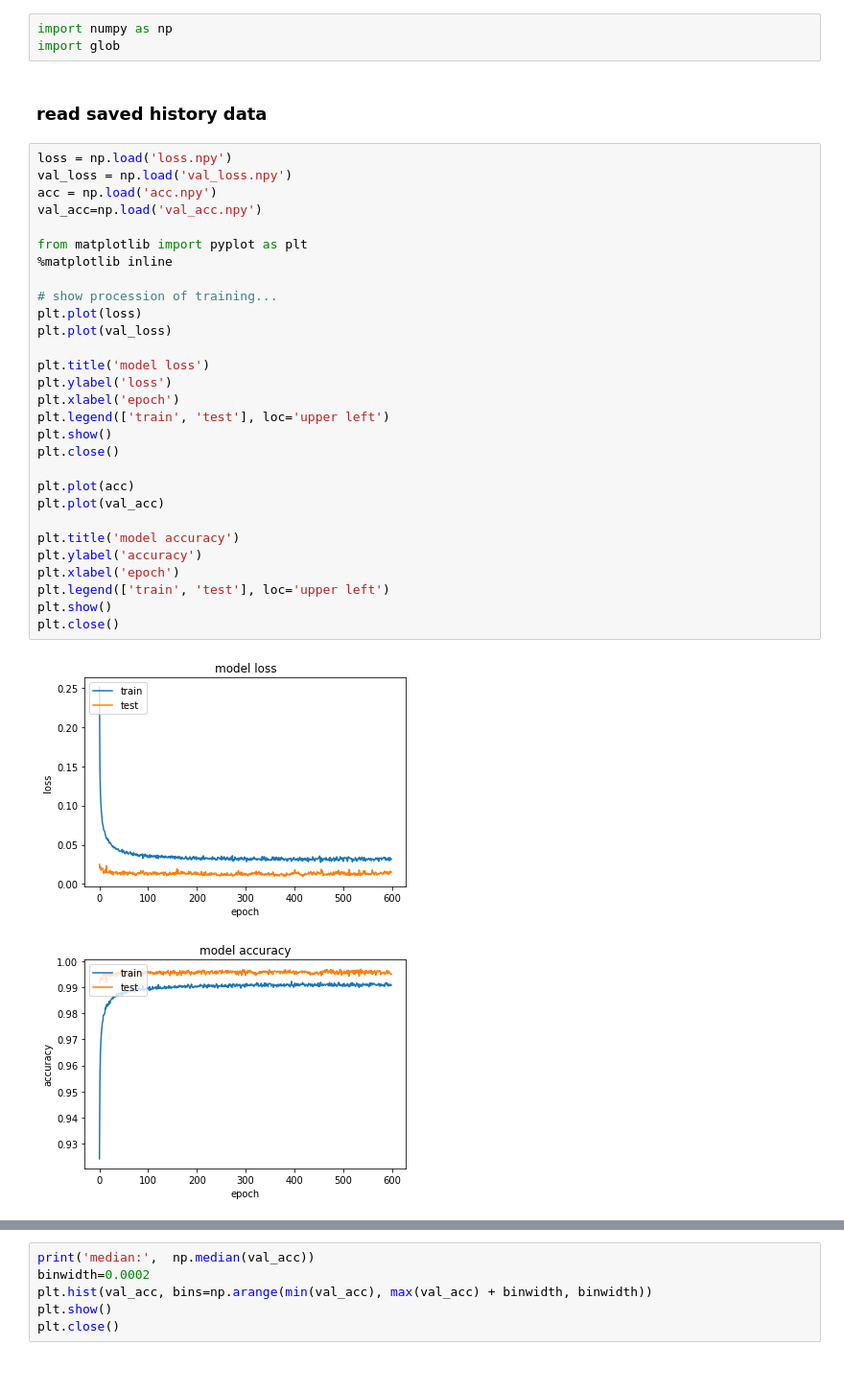
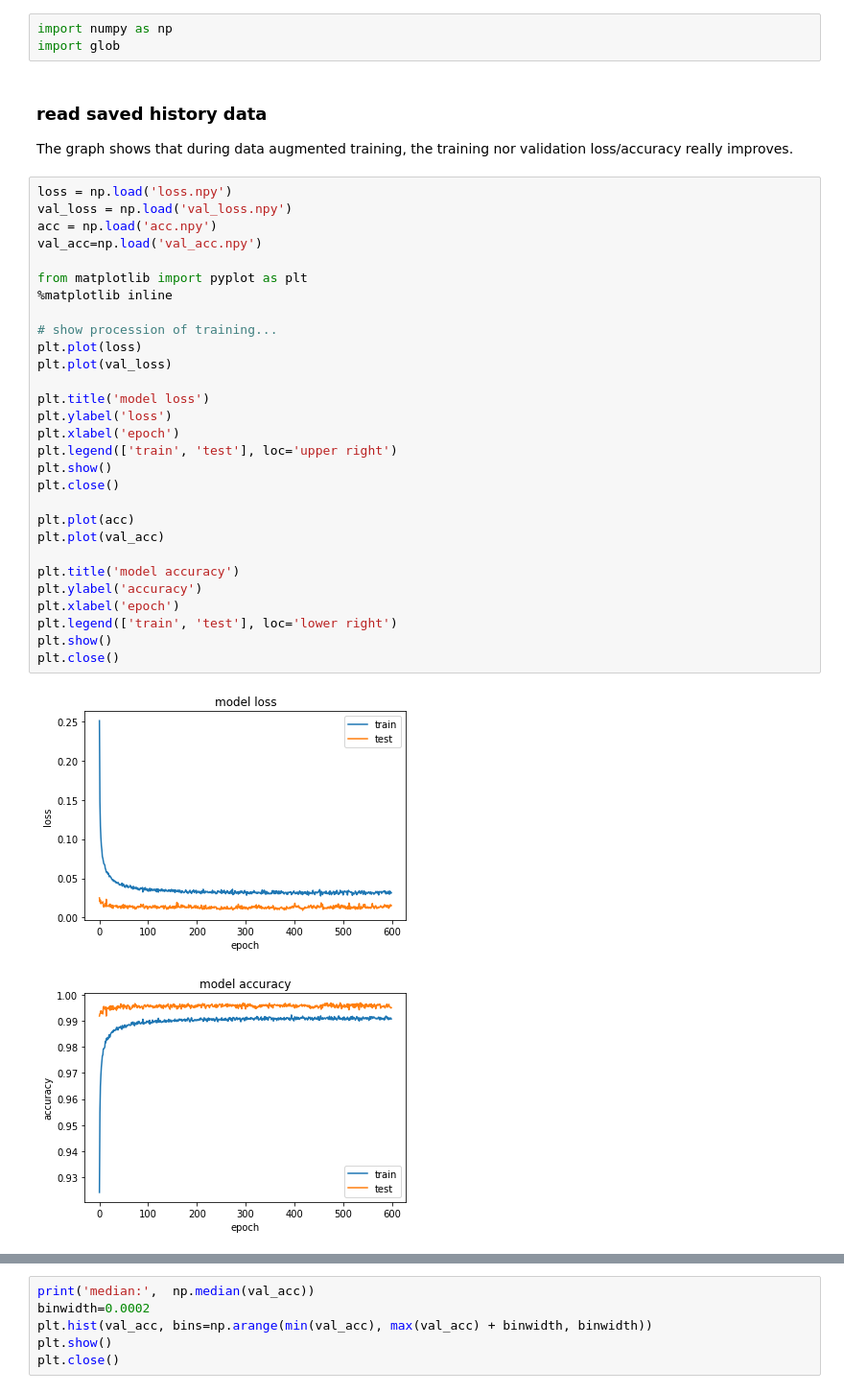
Before and after one commit to sspak9/ml, a Jupyter notebook: read_model.ipynb, the cells around one changed output, grey strips where cells are left out. Shown at 96% size. Saved outputs shown, nothing was run; the diff lists cells and outputs as text.

```diff
--- a/read_model.ipynb
+++ b/read_model.ipynb
@@ -3,37 +9,38 @@
 # %%
 import numpy as np
 import glob
-# %% [markdown]
-### read saved history data
+# %% [markdown]
+### read saved history data
+The graph shows that during data augmented training, the training nor validation loss/accuracy really improves.
 # %%
 loss = np.load('loss.npy')
 val_loss = np.load('val_loss.npy')
 acc = np.load('acc.npy')
 val_acc=np.load('val_acc.npy')
 
 from matplotlib import pyplot as plt
 %matplotlib inline
 
 # show procession of training...
 plt.plot(loss)
 plt.plot(val_loss)
 
 plt.title('model loss')
 plt.ylabel('loss')
 plt.xlabel('epoch')
-plt.legend(['train', 'test'], loc='upper left')
+plt.legend(['train', 'test'], loc='upper right')
 plt.show()
 plt.close()
 
 plt.plot(acc)
 plt.plot(val_acc)
 
 plt.title('model accuracy')
 plt.ylabel('accuracy')
 plt.xlabel('epoch')
-plt.legend(['train', 'test'], loc='upper left')
+plt.legend(['train', 'test'], loc='lower right')
 plt.show()
 plt.close()
 # %% [output]
-[figure, old version]
+[figure, new version]
-[figure, old version]
+[figure, new version]
```
Also changed, not shown: parts of 9 cells of this notebook, 1 other file.
